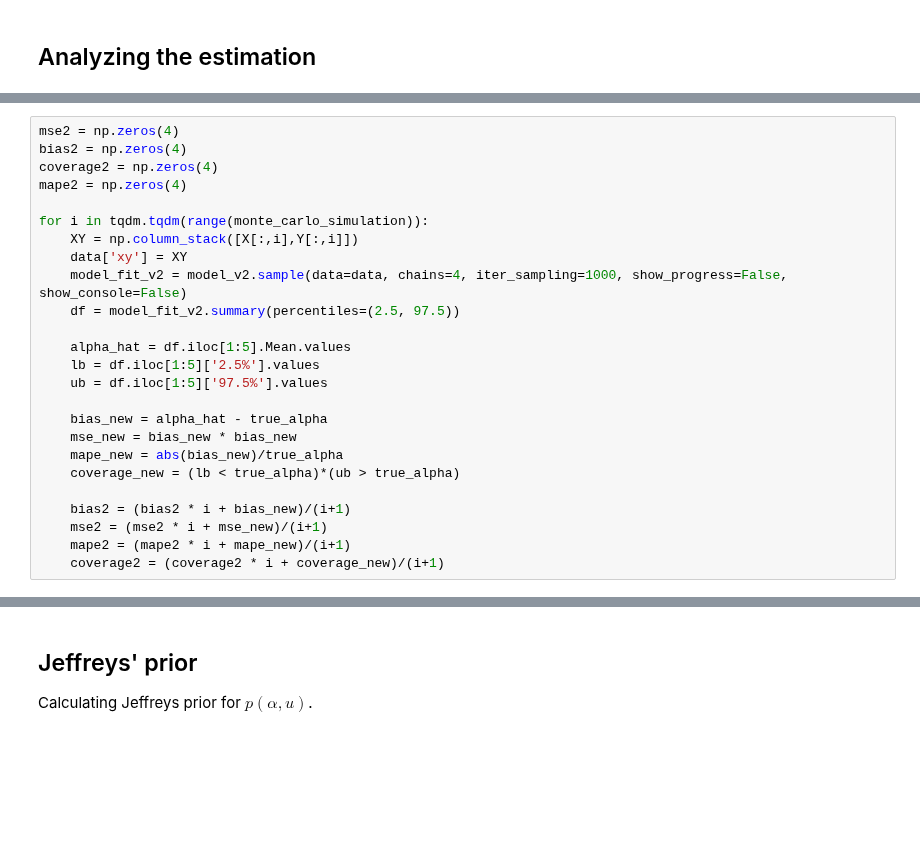
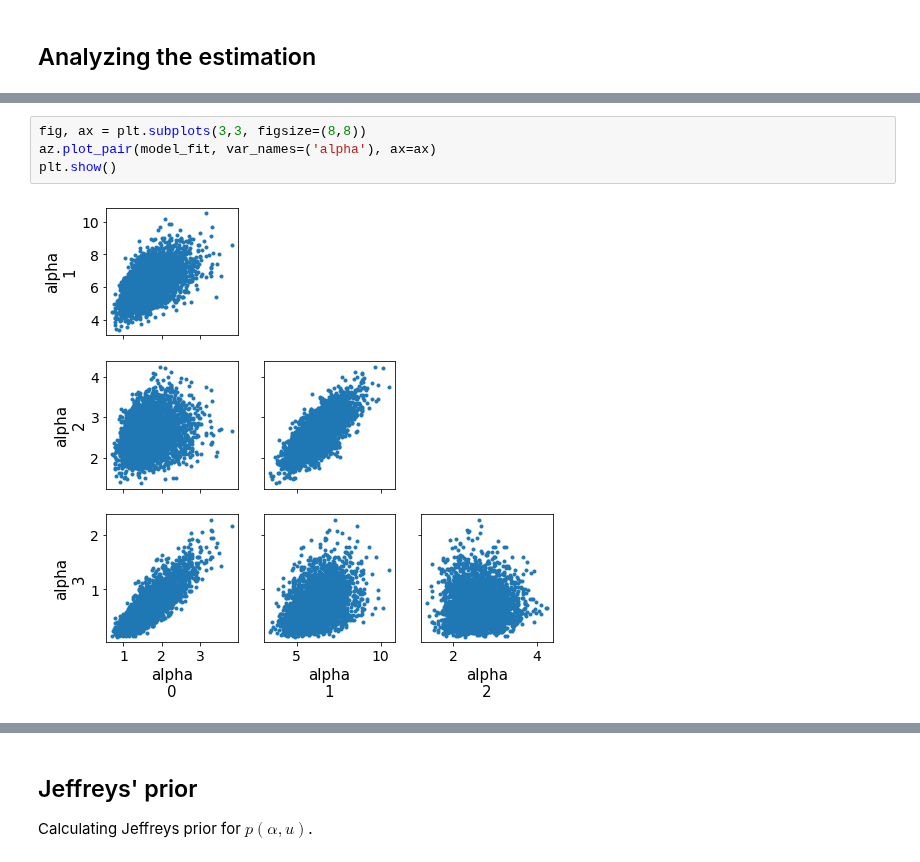
Before and after one commit to lucasmoschen/bivariate-beta, a Jupyter notebook: notebooks/bayesian_estimation_biv_beta.ipynb, the cells around one changed output, grey strips where cells are left out. Drawn from its saved outputs; the diff is of its cells as text; blank space fills up the shorter version.

```diff
--- a/notebooks/bayesian_estimation_biv_beta.ipynb
+++ b/notebooks/bayesian_estimation_biv_beta.ipynb
@@ -496,25 +476,0 @@ array([0.936, 0.931, 0.94 , 0.935])
-# %%
-mse2 = np.zeros(4)
-bias2 = np.zeros(4)
-coverage2 = np.zeros(4)
-mape2 = np.zeros(4)
-
-for i in tqdm.tqdm(range(monte_carlo_simulation)):
-    XY = np.column_stack([X[:,i],Y[:,i]])
-    data['xy'] = XY
-    model_fit_v2 = model_v2.sample(data=data, chains=4, iter_sampling=1000, show_progress=False, show_console=False)
-    df = model_fit_v2.summary(percentiles=(2.5, 97.5))
-
-    alpha_hat = df.iloc[1:5].Mean.values
-    lb = df.iloc[1:5]['2.5%'].values
-    ub = df.iloc[1:5]['97.5%'].values
-
-    bias_new = alpha_hat - true_alpha
-    mse_new = bias_new * bias_new
-    mape_new = abs(bias_new)/true_alpha
-    coverage_new = (lb < true_alpha)*(ub > true_alpha)
-
-    bias2 = (bias2 * i + bias_new)/(i+1)
-    mse2 = (mse2 * i + mse_new)/(i+1)
-    mape2 = (mape2 * i + mape_new)/(i+1)
-    coverage2 = (coverage2 * i + coverage_new)/(i+1)
@@ -520,0 +555,6 @@ for i in tqdm.tqdm(range(monte_carlo_simulation)):
+# %%
+fig, ax = plt.subplots(3,3, figsize=(8,8))
+az.plot_pair(model_fit, var_names=('alpha'), ax=ax)
+plt.show()
+# %% [output]
+[figure, added]
```
Also changed, not shown: parts of 30 cells of this notebook.
